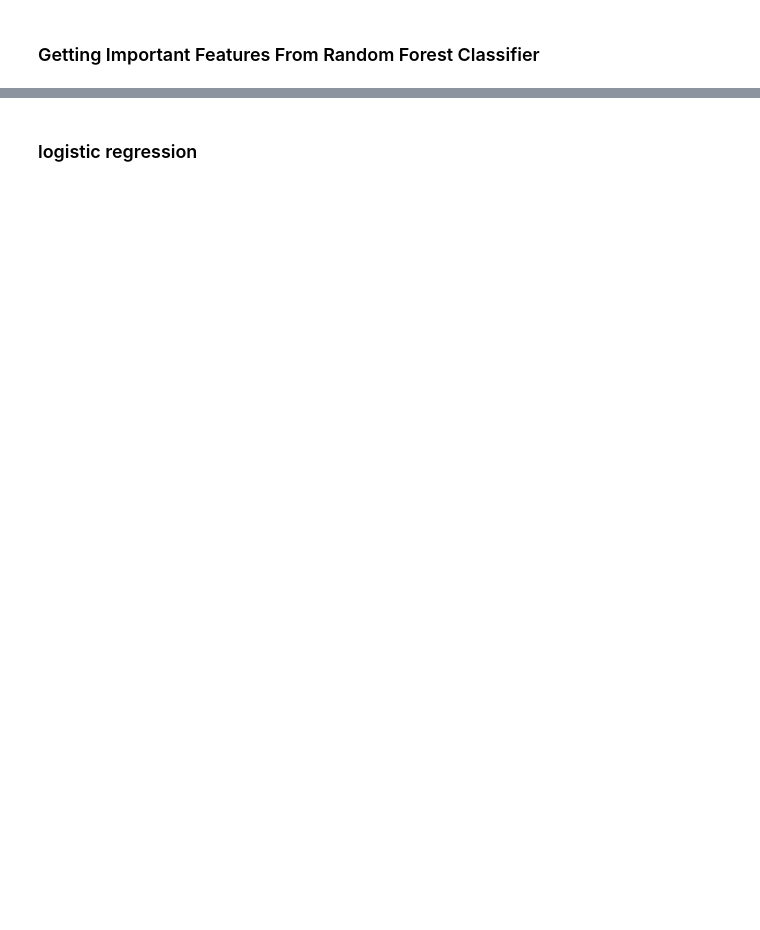
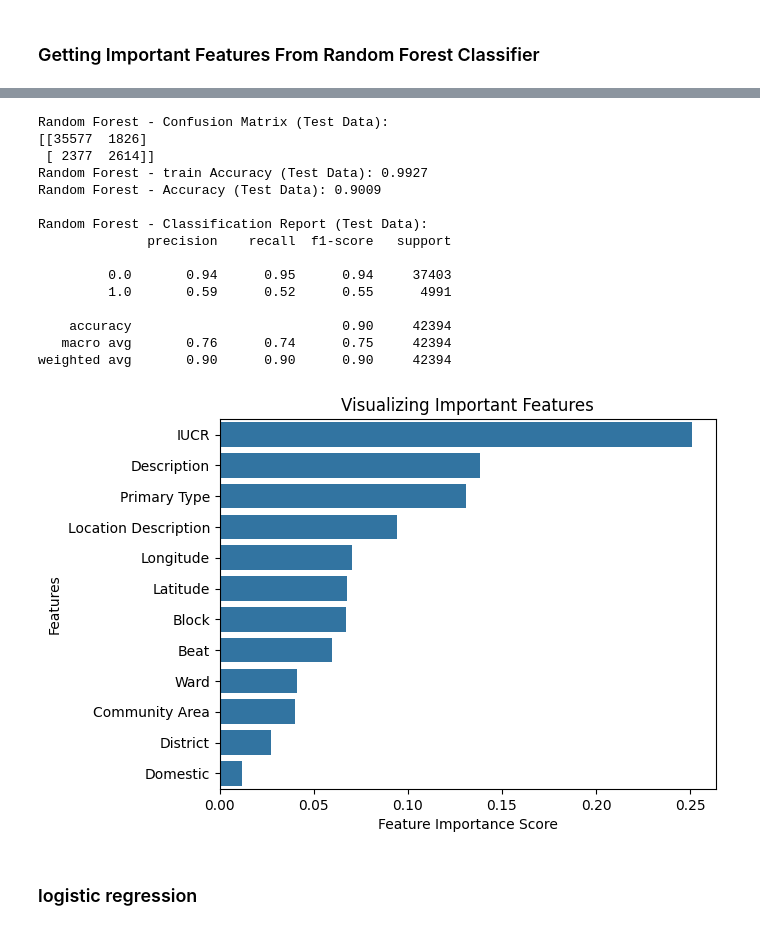
Before and after one commit to Renad03/CrimePrediction, a Jupyter notebook: Crime Prediction.ipynb, the cells around one changed output, grey strips where cells are left out. Saved outputs shown, nothing was run; the diff lists cells and outputs as text; code cells hidden in the pictures; blank space fills up the shorter version.

```diff
--- a/Crime Prediction.ipynb
+++ b/Crime Prediction.ipynb
@@ -316,9 +284,10 @@ plt.show()
 ## Feature Scaling
 # %%
 # Extract the datetime column
-date_col = df['Date']
+# date_col = df['Date']
 numerical_cols = df.select_dtypes(include=[np.number])
 scaler = MinMaxScaler()
-scaled_numerical_df = pd.DataFrame(scaler.fit_transform(numerical_cols), columns=numerical_cols.columns)
-df = pd.concat([scaled_numerical_df, date_col], axis=1)
+# scaled_numerical_df = pd.DataFrame(scaler.fit_transform(numerical_cols), columns=numerical_cols.columns)
+# df = pd.concat([scaled_numerical_df, date_col], axis=1)
+df = pd.DataFrame(scaler.fit_transform(numerical_cols), columns=numerical_cols.columns)
 # %%
@@ -329,2 +316,6 @@ y = df['Arrest']
+# %%
+model_arr=[]
+# Accuracy_arr
+accuracy_arr=[]
 # %% [markdown]
 ### Getting Important Features From Random Forest Classifier
@@ -358,0 +356,63 @@ plt.show()
+# %%
+# Evaluate on test data
+y_pred_test = pipeline.predict(X_test)
+y_pred_train = pipeline.predict(X_train)
+
+test_accuracy = accuracy_score(y_test, y_pred_test)
+train_accuracy = accuracy_score(y_train, y_pred_train)
+test_conf_matrix = confusion_matrix(y_test, y_pred_test)
+
+# Print test results
+print("\nRandom Forest - Confusion Matrix (Test Data):")
+print(test_conf_matrix)
+print(f"Random Forest - train Accuracy (Test Data): {train_accuracy:.4f}")
+print(f"Random Forest - Accuracy (Test Data): {test_accuracy:.4f}")
+print("\nRandom Forest - Classification Report (Test Data):")
+cr=classification_report(y_test, y_pred_test)
+print(cr)
+
+# Feature importance visualization
+feature_importances = pd.Series(
+    pipeline.named_steps["randomforestclassifier"].feature_importances_,
+    index=X_train.columns
+).sort_values(ascending=False)
+
+sns.barplot(x=feature_importances.values, y=feature_importances.index, orient='h')
+plt.xlabel('Feature Importance Score')
+plt.ylabel('Features')
+plt.title('Visualizing Important Features')
+plt.show()
+
+# Save the model
+joblib.dump(pipeline, 'random_forest_model.joblib')
+
+# Save the metrics
+metrics = {
+    "accuracy": test_accuracy,
+    "classification_report": cr,
+    "confusion_matrix": test_conf_matrix.tolist()
+}
+
+metrics_df = pd.DataFrame([metrics])
+metrics_df.to_csv("rfc_metrics.csv", index=False)
+
+# Append to model and accuracy arrays (if applicable)
+model_arr.append('Random Forest')
+accuracy_arr.append(test_accuracy)
+# %% [output]
+Random Forest - Confusion Matrix (Test Data):
+[[35577  1826]
+ [ 2377  2614]]
+Random Forest - train Accuracy (Test Data): 0.9927
+Random Forest - Accuracy (Test Data): 0.9009
+
+Random Forest - Classification Report (Test Data):
+              precision    recall  f1-score   support
+
+         0.0       0.94      0.95      0.94     37403
+         1.0       0.59      0.52      0.55      4991
+
+    accuracy                           0.90     42394
+   macro avg       0.76      0.74      0.75     42394
+weighted avg       0.90      0.90      0.90     42394
+[figure, added]
```
Also changed, not shown: parts of 54 cells of this notebook.
